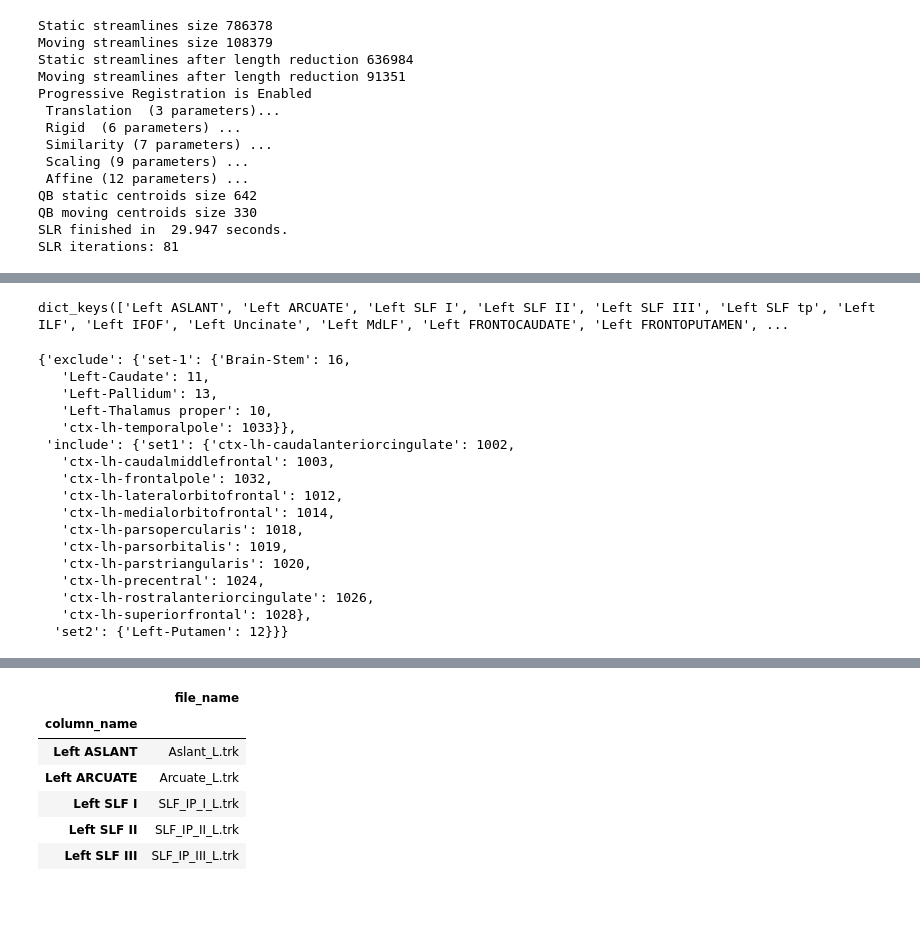
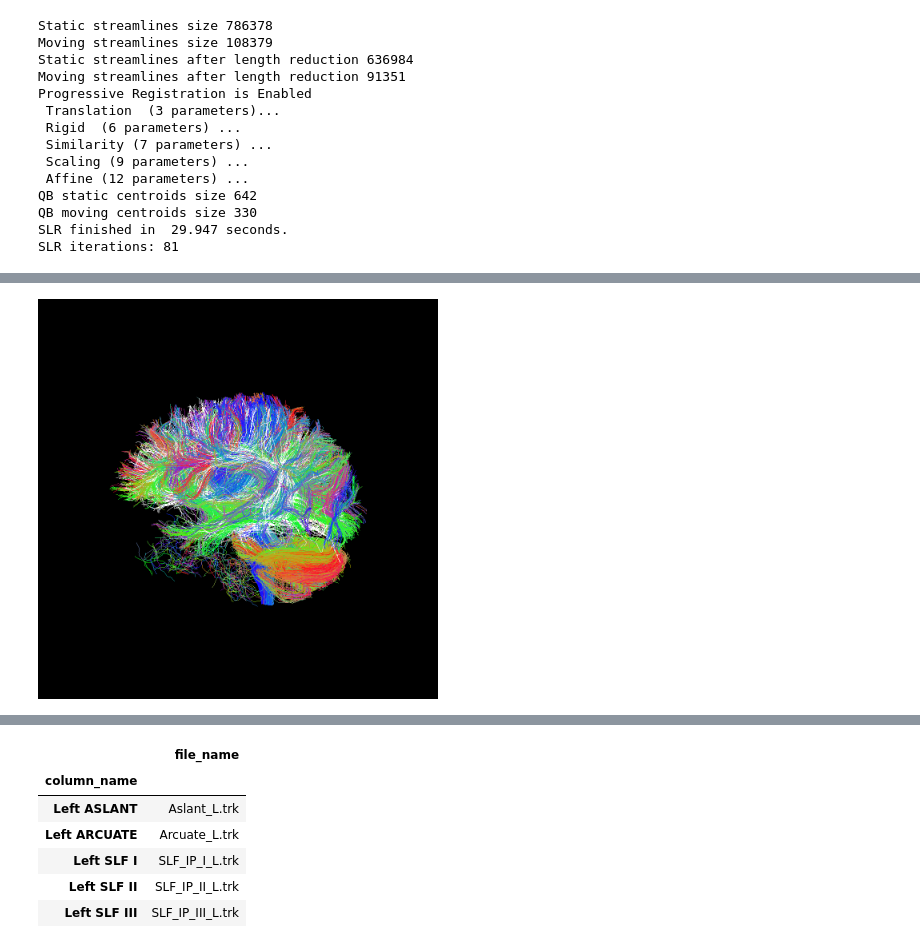
Before and after one commit to kesshijordan/shared_notebooks, a Jupyter notebook: Keshtest_pyAFQ_Freesurfer_Recobundles_testversion.ipynb, the cells around one changed output, grey strips where cells are left out. Drawn from its saved outputs; the diff is of its cells as text; code cells hidden in the pictures; blank space fills up the shorter version.

```diff
--- a/Keshtest_pyAFQ_Freesurfer_Recobundles_testversion.ipynb
+++ b/Keshtest_pyAFQ_Freesurfer_Recobundles_testversion.ipynb
@@ -242,3 +248,7 @@ SLR iterations: 81
+# %%
+Image(kat.genren_AGG(long_sls[::100], sls2=moved_temp2case_child[::100], putpath='test.png'), width=400,height=400)
+# %% [output]
+[figure, added]
 # %%
 import pickle
 pickle.dump(xfm_temp2case_child, open(os.path.join(putdir, "wbslr_childtemp2test.pkl"), "wb"))
@@ -254,24 +254,0 @@ for tr in track_list:
-# %%
-dictionary.keys()
-# %% [output]
-dict_keys(['Left ASLANT', 'Left ARCUATE', 'Left SLF I', 'Left SLF II', 'Left SLF III', 'Left SLF tp', 'Left ILF', 'Left IFOF', 'Left Uncinate', 'Left MdLF', 'Left FRONTOCAUDATE', 'Left FRONTOPUTAMEN', ...
-# %%
-dictionary['Left FRONTOPUTAMEN']
-# %% [output]
-{'exclude': {'set-1': {'Brain-Stem': 16,
-   'Left-Caudate': 11,
-   'Left-Pallidum': 13,
-   'Left-Thalamus proper': 10,
-   'ctx-lh-temporalpole': 1033}},
- 'include': {'set1': {'ctx-lh-caudalanteriorcingulate': 1002,
-   'ctx-lh-caudalmiddlefrontal': 1003,
-   'ctx-lh-frontalpole': 1032,
-   'ctx-lh-lateralorbitofrontal': 1012,
-   'ctx-lh-medialorbitofrontal': 1014,
-   'ctx-lh-parsopercularis': 1018,
-   'ctx-lh-parsorbitalis': 1019,
-   'ctx-lh-parstriangularis': 1020,
-   'ctx-lh-precentral': 1024,
-   'ctx-lh-rostralanteriorcingulate': 1026,
-   'ctx-lh-superiorfrontal': 1028},
-  'set2': {'Left-Putamen': 12}}}
```
Also changed, not shown: parts of 12 cells of this notebook.
